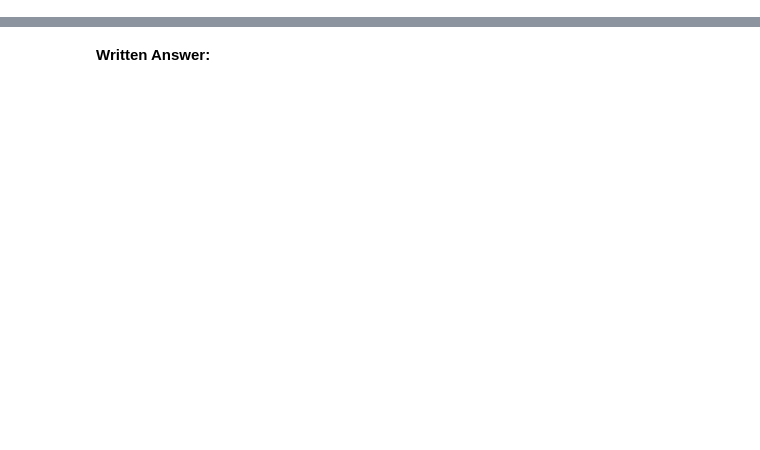
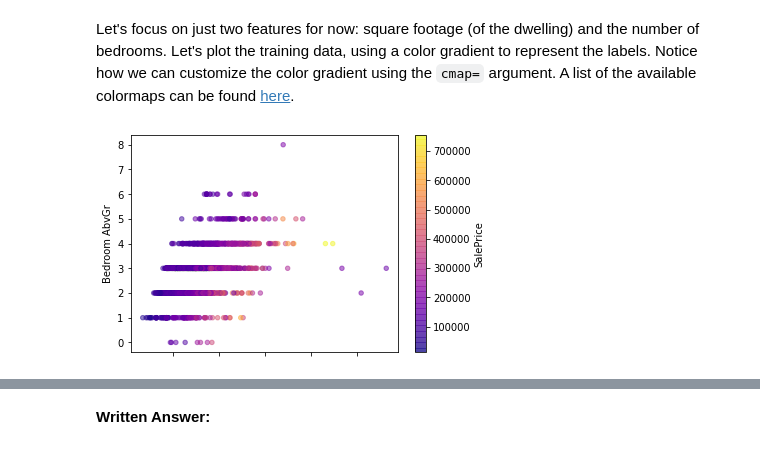
Before and after one commit to nmattei/cmps3160, a Jupyter notebook: _labs/Lab08/Lab08.ipynb, the cells around one changed output, grey strips where cells are left out. Cells and saved outputs as stored; diff of their text form; code cells hidden in the pictures; blank space fills up the shorter version.

```diff
--- a/_labs/Lab08/Lab08.ipynb
+++ b/_labs/Lab08/Lab08.ipynb
@@ -358,0 +67,7 @@ Use cross-validation to estimate the test error of a 1-nearest neighbor classifi
+# %% [markdown]
+Let's focus on just two features for now: square footage (of the dwelling) and the number of bedrooms. Let's plot the training data, using a color gradient to represent the labels. Notice how we can customize the color gradient using the `cmap=` argument. A list of the available colormaps can be found [here](https://matplotlib.org/examples/color/colormaps_reference.html).
+# %%
+housing.plot.scatter(x="Gr Liv Area", y="Bedroom AbvGr",
+                     c="SalePrice", cmap="plasma", alpha=.5);
+# %% [output]
+[figure, added]
```
Also changed, not shown: parts of 145 cells of this notebook.
